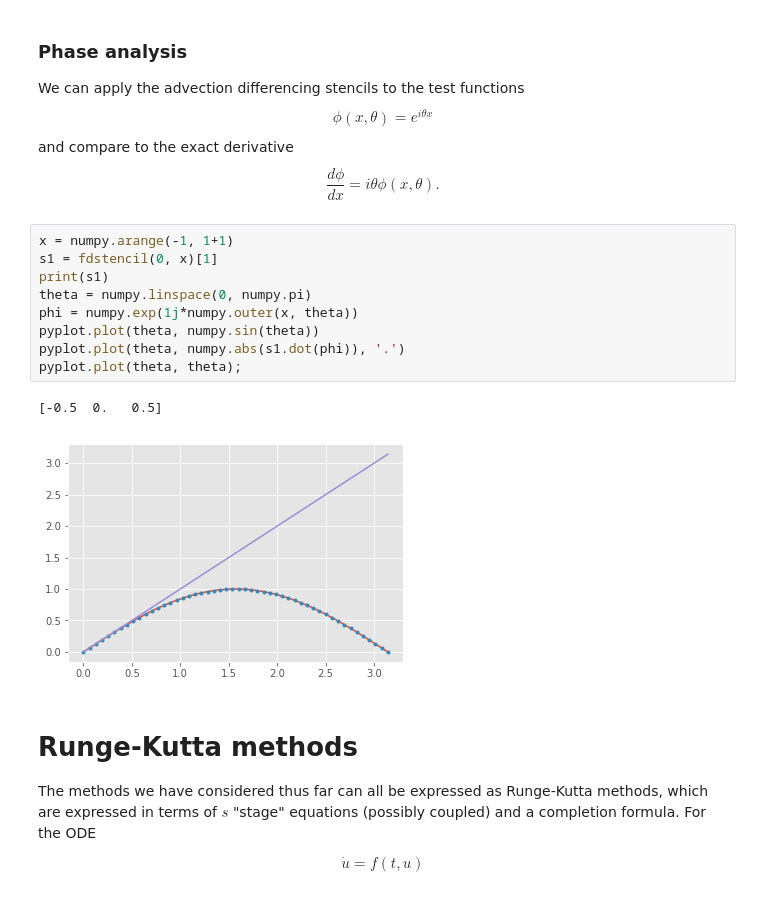
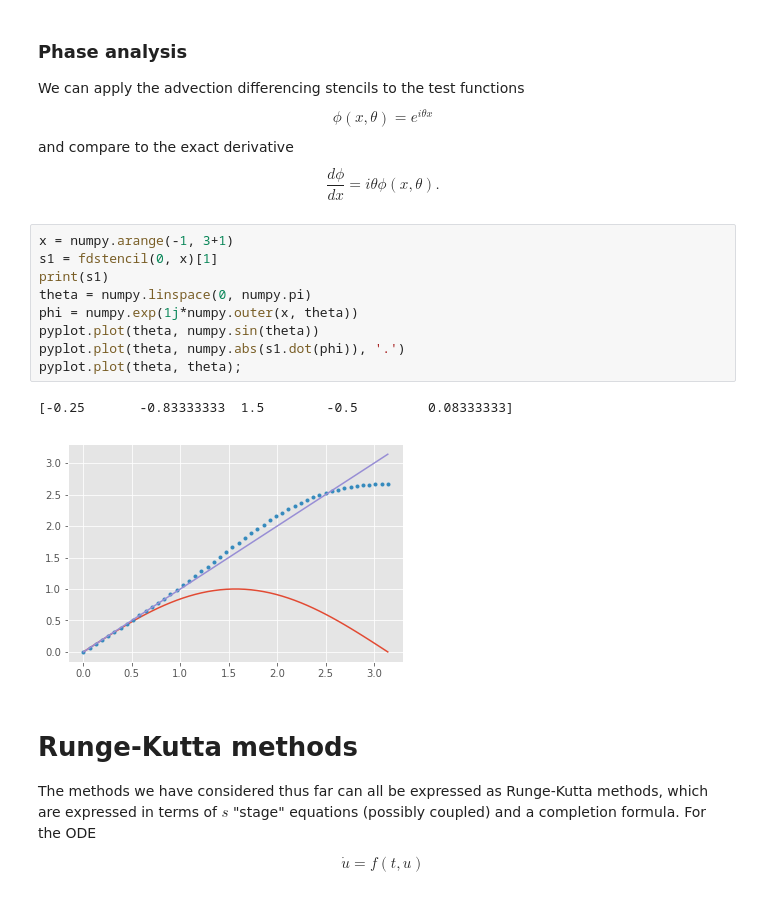
Before and after one commit to nelson15/class, a Jupyter notebook: FDTransient.ipynb, the cells around one changed output. Drawn from its saved outputs; the diff is of its cells as text.

```diff
--- a/FDTransient.ipynb
+++ b/FDTransient.ipynb
@@ -641,17 +642,17 @@ $$ c \Delta t < \Delta x $$
 
 We can apply the advection differencing stencils to the test functions $$ \phi(x, \theta) = e^{i \theta x}$$ and compare to the exact derivative $$ \frac{d \phi}{d x} = i \theta \phi(x, \theta) . $$
 # %%
-x = numpy.arange(-1, 1+1)
+x = numpy.arange(-1, 3+1)
 s1 = fdstencil(0, x)[1]
 print(s1)
 theta = numpy.linspace(0, numpy.pi)
 phi = numpy.exp(1j*numpy.outer(x, theta))
 pyplot.plot(theta, numpy.sin(theta))
 pyplot.plot(theta, numpy.abs(s1.dot(phi)), '.')
 pyplot.plot(theta, theta);
 # %% [output]
-[-0.5  0.   0.5]
+[-0.25       -0.83333333  1.5        -0.5         0.08333333]
-[figure, old version]
+[figure, new version]
 # %% [markdown]
 # Runge-Kutta methods
 
```
Also changed, not shown: parts of 8 cells of this notebook, 1 other file.
